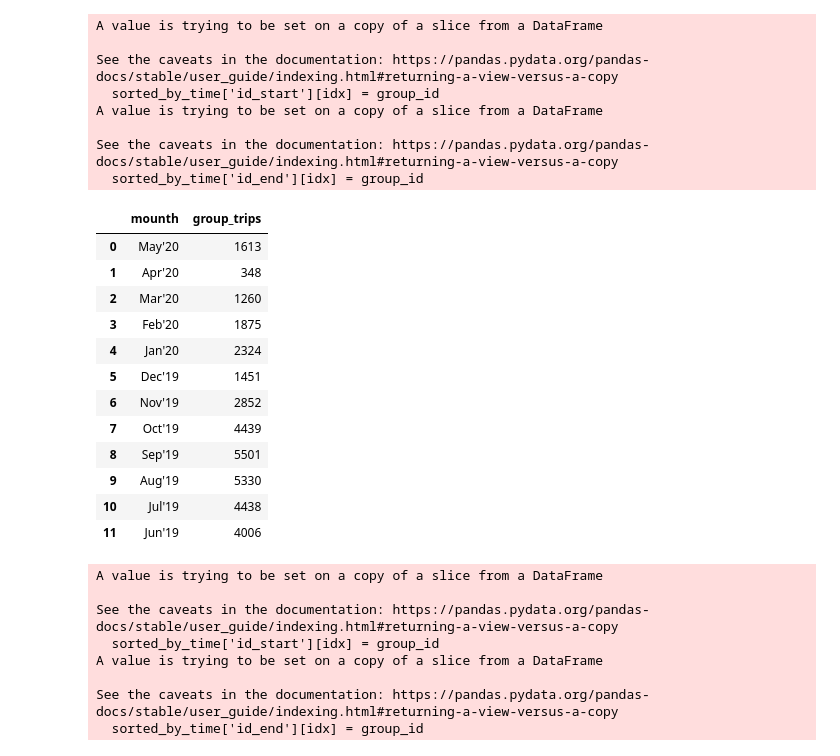
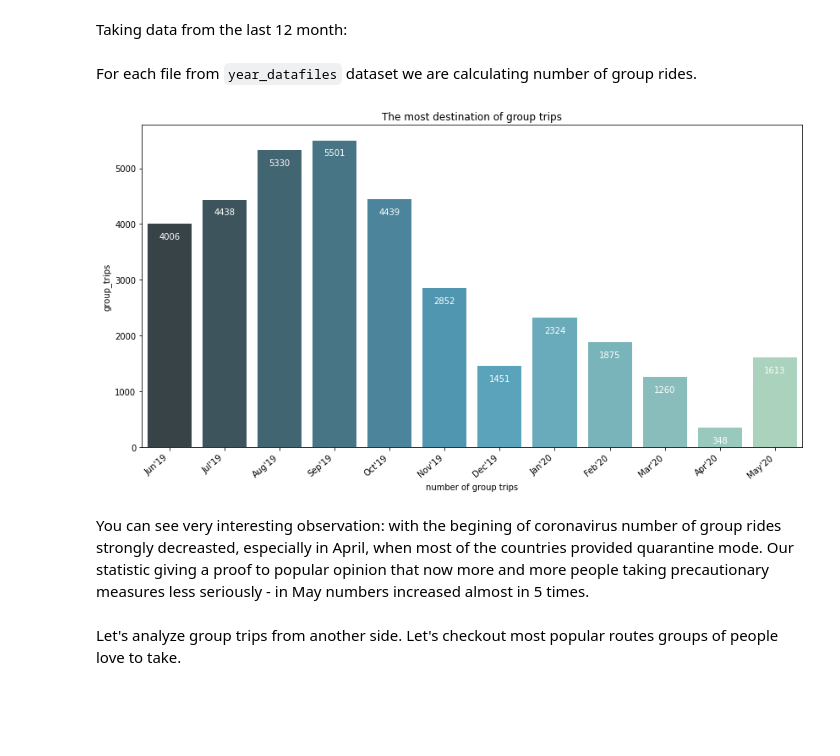
Before and after one commit to holdenkold/citi-bikes-analysys, a Jupyter notebook: group_trips.ipynb, the cells around one changed output. Drawn from its saved outputs; the diff is of its cells as text; code cells hidden in the pictures; blank space fills up the shorter version.

Commit message:
added visualisation

```diff
--- a/group_trips.ipynb
+++ b/group_trips.ipynb
@@ -35,11 +27,8 @@ def prepare_data(filename):
     df = df.drop(df.index[(df['start station id'] == df['end station id'])])
     df = df[(df['birth year'] < 2000) & (df['birth year'] > 1970)]
 
-    df["tripduration"]= df["tripduration"].astype(int)
     df["start station id"]= df["start station id"].astype(int)
     df["end station id"]= df["end station id"].astype(int)
-    df["birth year"]= df["birth year"].astype(int)
-    df["gender"]= df["gender"].astype(int)
     df["starttime"]= pd.to_datetime(df["starttime"], format="%Y-%m-%d %H:%M:%S.%f")
     df["stoptime"] = pd.to_datetime(df["stoptime"], format="%Y-%m-%d %H:%M:%S.%f")
 
@@ -84,34 +75,49 @@ def detect_groups(df):
     groups = sorted_by_time[sorted_by_time.duplicated(subset=['group_id'], keep=False)]
 
     return groups
+# %% [markdown]
+Taking data from the last 12 month:
+# %%
+year_datafiles = {
+                "Jun'19": 'datasets/JC-201906-citibike-tripdata.csv',
+                  "Jul'19": 'datasets/JC-201907-citibike-tripdata.csv',
+                  "Aug'19": 'datasets/JC-201908-citibike-tripdata.csv',
+                  "Sep'19": 'datasets/JC-201909-citibike-tripdata.csv',
+                  "Oct'19": 'datasets/JC-201910-citibike-tripdata.csv',
+                  "Nov'19": 'datasets/JC-201911-citibike-tripdata.csv',
+                  "Dec'19": 'datasets/JC-201912-citibike-tripdata.csv',
+                  "Jan'20": 'datasets/JC-202001-citibike-tripdata.csv',
+                  "Feb'20": 'datasets/JC-202002-citibike-tripdata.csv',
+                  "Mar'20": 'datasets/JC-202003-citibike-tripdata.csv',
+                  "Apr'20": 'datasets/JC-202004-citibike-tripdata.csv',
+                  "May'20": 'datasets/JC-202005-citibike-tripdata.csv'
+               }
+# %% [markdown]
+For each file from `year_datafiles` dataset we are calculating number of group rides.
 # %%
-year_report = pd.DataFrame(columns = ['mounth', 'group_trips'])
+year_report = pd.DataFrame(columns = ['month', 'group_trips'])
 
 for n, f in year_datafiles.items():
     df = prepare_data(f)
     groups = detect_groups(df)
-    year_report = year_report.append({'mounth':n, 'group_trips': groups.group_id.nunique()}, ignore_index=True)
-
-year_report
+    year_report = year_report.append({'month':n, 'group_trips': groups.group_id.nunique()}, ignore_index=True)
-# %% [output]
-A value is trying to be set on a copy of a slice from a DataFrame
-
-See the caveats in the documentation: https://pandas.pydata.org/pandas-docs/stable/user_guide/indexing.html#returning-a-view-versus-a-copy
-  sorted_by_time['id_start'][idx] = group_id
-A value is trying to be set on a copy of a slice from a DataFrame
-
-See the caveats in the documentation: https://pandas.pydata.org/pandas-docs/stable/user_guide/indexing.html#returning-a-view-versus-a-copy
-  sorted_by_time['id_end'][idx] = group_id
-|  | mounth | group_trips |
-| 0 | May'20 | 1613 |
-| 1 | Apr'20 | 348 |
-| 2 | Mar'20 | 1260 |
-| 3 | Feb'20 | 1875 |
-| 4 | Jan'20 | 2324 |
-| 5 | Dec'19 | 1451 |
-| 6 | Nov'19 | 2852 |
-| 7 | Oct'19 | 4439 |
-| 8 | Sep'19 | 5501 |
-| 9 | Aug'19 | 5330 |
-| 10 | Jul'19 | 4438 |
-| 11 | Jun'19 | 4006 |
+# %%
+ax = sns.barplot(year_report['month'], year_report['group_trips'], palette="GnBu_d")
+ax.set_title('The most destination of group trips', fontsize = 12)
+ax.set(xlabel='number of group trips')
+ax.set_xticklabels(ax.get_xticklabels(),rotation=40, ha = 'right')
+
+rcParams['figure.figsize'] = 16,7
+
+padding = 0.05 * year_report.group_trips.max()
+for index, c in enumerate(year_report.group_trips):
+    ax.text(index,c - padding, round(c, 1),
+            color='white', ha="center", fontsize = 10)
+
+plt.show()
+# %% [output]
+[figure, added]
+# %% [markdown]
+You can see very interesting observation: with the begining of coronavirus number of group rides strongly decreasted, especially in April, when most of the countries provided quarantine mode. Our statistic giving a proof to popular opinion that now more and more people taking precautionary measures less seriously - in May numbers increased almost in 5 times.
+# %% [markdown]
+Let's analyze group trips from another side. Let's checkout most popular routes groups of people love to take.
@@ -118,12 +126,3 @@ See the caveats in the documentation: https://pandas.pydata.org/pandas-docs/stab
 # %%
 df = prepare_data(filename)
 groups = detect_groups(df)
-# %% [output]
-A value is trying to be set on a copy of a slice from a DataFrame
-
-See the caveats in the documentation: https://pandas.pydata.org/pandas-docs/stable/user_guide/indexing.html#returning-a-view-versus-a-copy
-  sorted_by_time['id_start'][idx] = group_id
-A value is trying to be set on a copy of a slice from a DataFrame
-
-See the caveats in the documentation: https://pandas.pydata.org/pandas-docs/stable/user_guide/indexing.html#returning-a-view-versus-a-copy
-  sorted_by_time['id_end'][idx] = group_id
```
Also changed, not shown: parts of 13 cells of this notebook, 1 other file.
